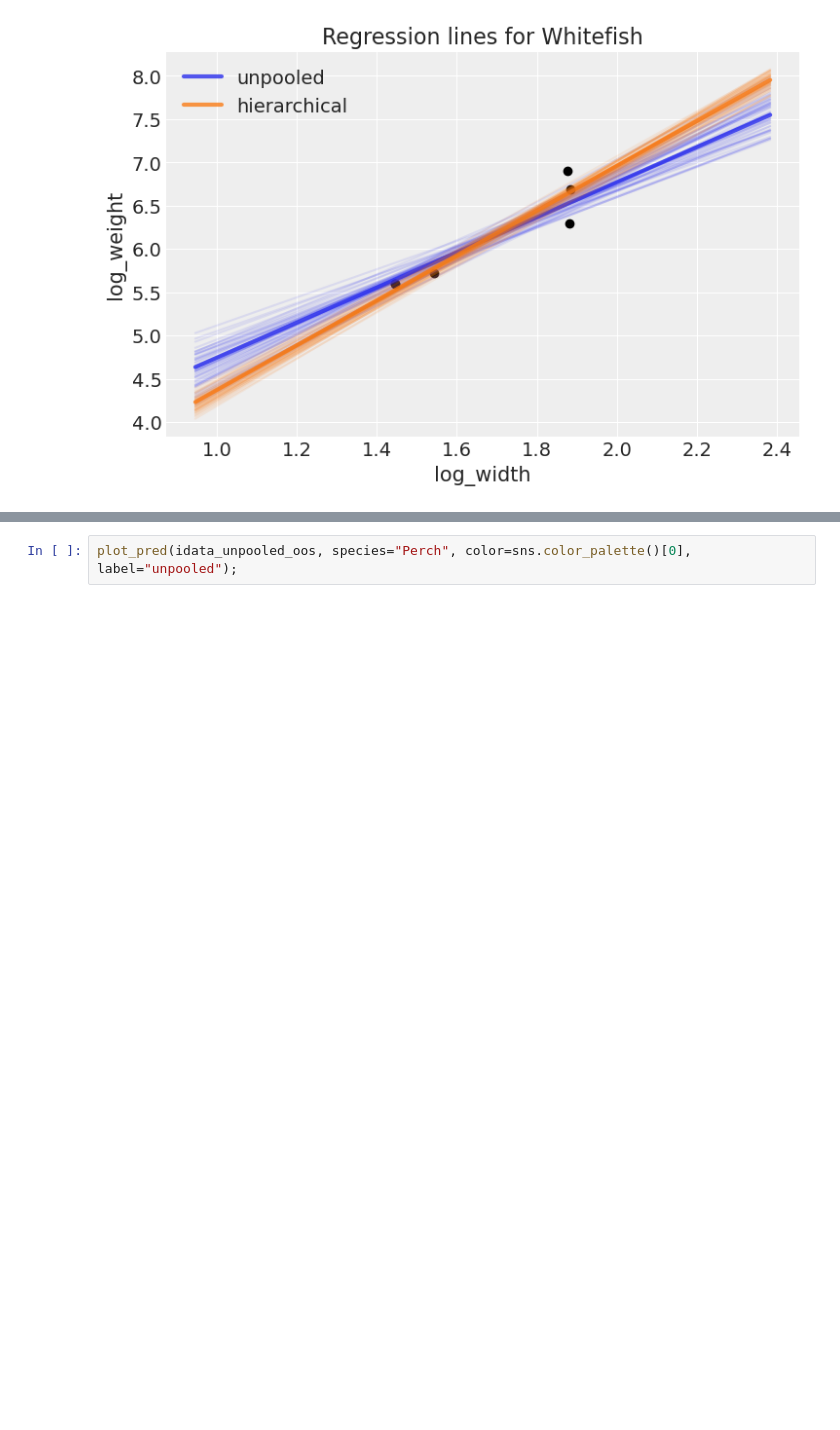
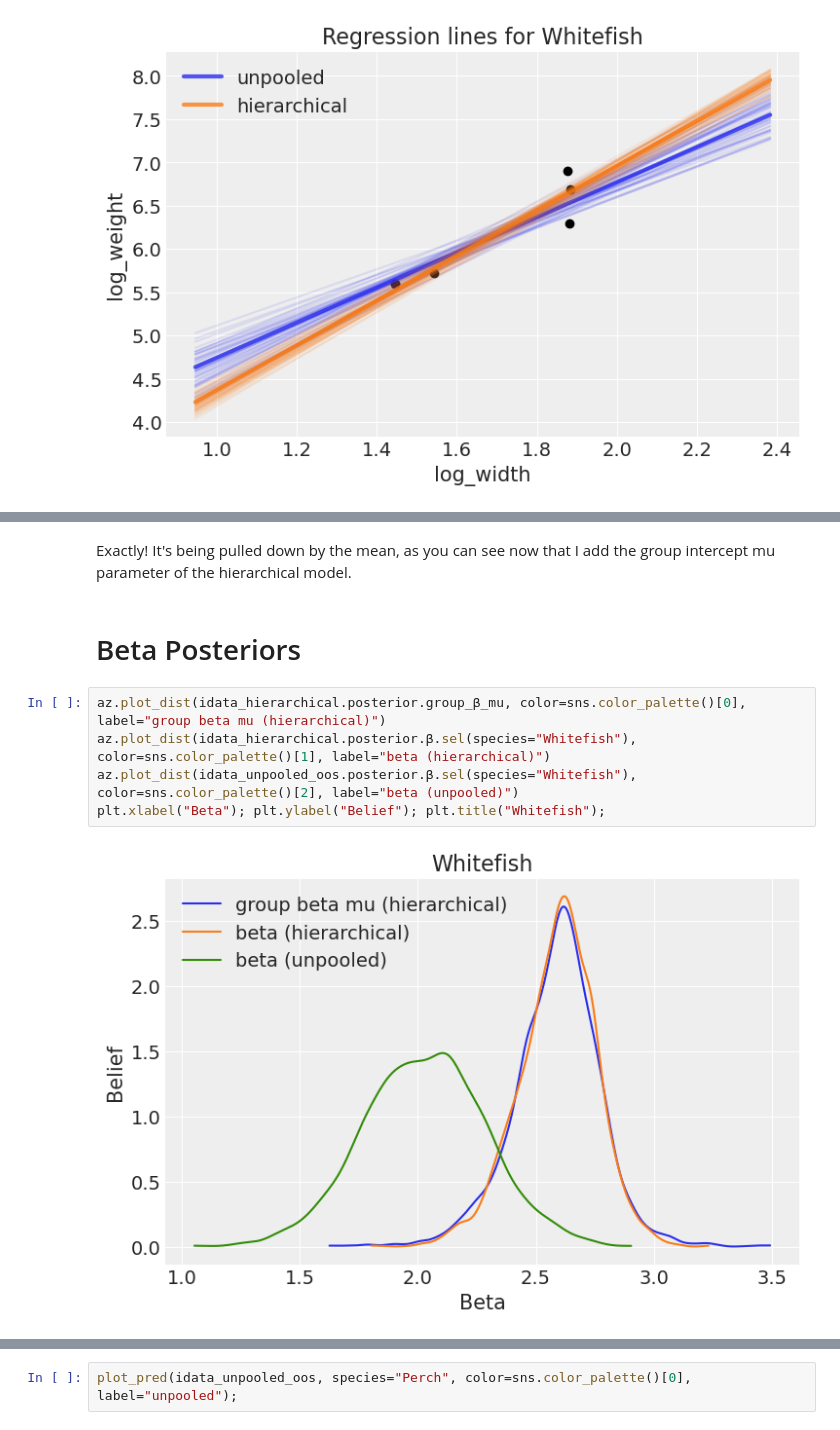
Before and after one commit to AlexAndorra/notebooks-experiments, a Jupyter notebook: Hierarchical_Regression/Hierarchical_Regression.ipynb, the cells around one changed output, grey strips where cells are left out. Cells and saved outputs as stored; diff of their text form; blank space fills up the shorter version.

```diff
--- a/Hierarchical_Regression/Hierarchical_Regression.ipynb
+++ b/Hierarchical_Regression/Hierarchical_Regression.ipynb
@@ -389,0 +450,11 @@ plot_pred(idata_hierarchical, label="hierarchical", color=sns.color_palette()[1]
+# %% [markdown]
+Exactly! It's being pulled down by the mean, as you can see now that I add the group intercept mu parameter of the hierarchical model.
+# %% [markdown]
+# Beta Posteriors
+# %%
+az.plot_dist(idata_hierarchical.posterior.group_β_mu, color=sns.color_palette()[0], label="group beta mu (hierarchical)")
+az.plot_dist(idata_hierarchical.posterior.β.sel(species="Whitefish"), color=sns.color_palette()[1], label="beta (hierarchical)")
+az.plot_dist(idata_unpooled_oos.posterior.β.sel(species="Whitefish"), color=sns.color_palette()[2], label="beta (unpooled)")
+plt.xlabel("Beta"); plt.ylabel("Belief"); plt.title("Whitefish");
+# %% [output]
+[figure, added]
```
Also changed, not shown: parts of 24 cells of this notebook.
